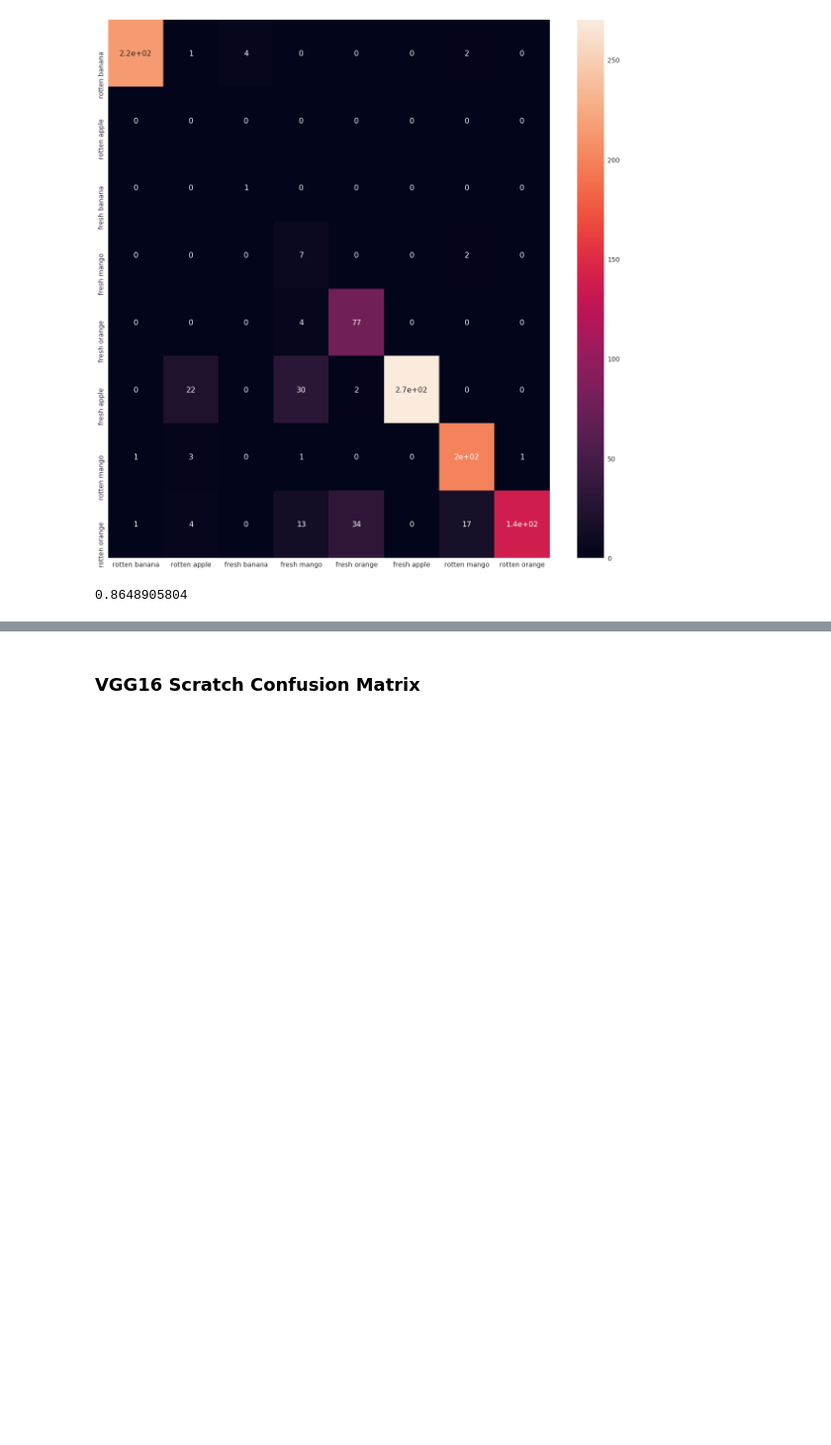
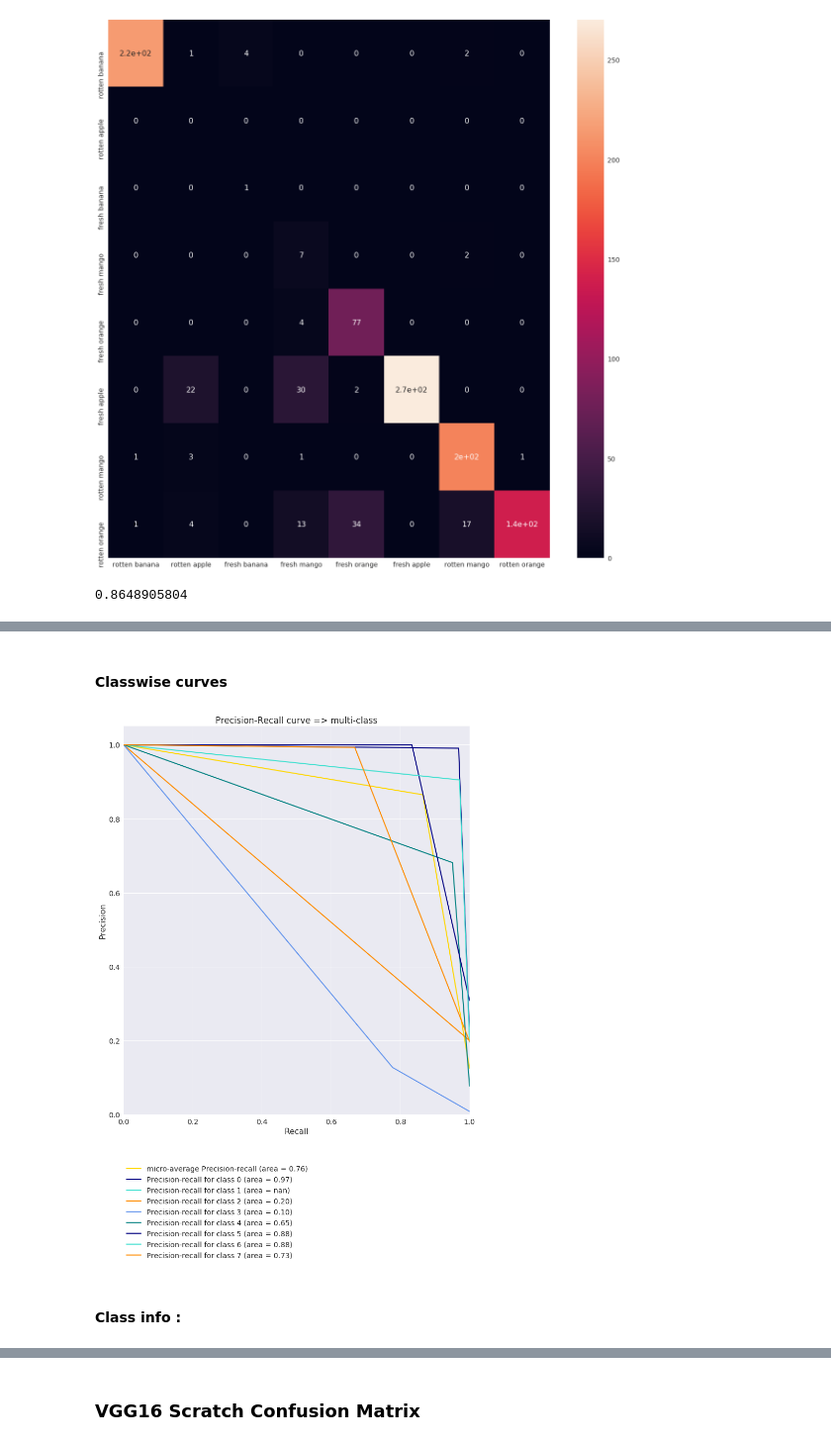
Before and after one commit to ShawonAshraf/CSE499Project, a Jupyter notebook: Source/Result_Pickler_CNF/Confusion Matrix Calculation.ipynb, the cells around one changed output, grey strips where cells are left out. Shown at 99% size. Saved outputs shown, nothing was run; the diff lists cells and outputs as text; code cells hidden in the pictures; blank space fills up the shorter version.

```diff
--- a/Source/Result_Pickler_CNF/Confusion Matrix Calculation.ipynb
+++ b/Source/Result_Pickler_CNF/Confusion Matrix Calculation.ipynb
@@ -98,0 +165,42 @@ print(accuracy)
+# %% [markdown]
+#### Classwise curves
+# %%
+class_labels = labels
+
+
+from itertools import cycle
+import numpy as np
+# setup plot details
+colors = cycle(['navy', 'turquoise', 'darkorange', 'cornflowerblue', 'teal'])
+
+plt.figure(figsize=(12, 12))
+f_scores = np.linspace(0.2, 0.8, num=8)
+lines = []
+labels = []
+
+l, = plt.plot(recall["micro"], precision["micro"], color='gold', lw=2)
+lines.append(l)
+labels.append('micro-average Precision-recall (area = {0:0.2f})'
+              ''.format(average_precision["micro"]))
+
+for i, color in zip(range(n_classes), colors):
+    l, = plt.plot(recall[i], precision[i], color=color, lw=2)
+    lines.append(l)
+    labels.append('Precision-recall for class {0} (area = {1:0.2f})'
+                  ''.format(i, average_precision[i]))
+
+fig = plt.gcf()
+fig.subplots_adjust(bottom=0.01)
+plt.xlim([0.0, 1.0])
+plt.ylim([0.0, 1.05])
+plt.xlabel('Recall')
+plt.ylabel('Precision')
+plt.title('Precision-Recall curve => multi-class')
+plt.legend(lines, labels, loc=(0, -.38), prop=dict(size=14))
+
+
+plt.show()
+# %% [output]
+[figure, added]
+# %% [markdown]
+#### Class info :
```
Also changed, not shown: parts of 9 cells of this notebook.
